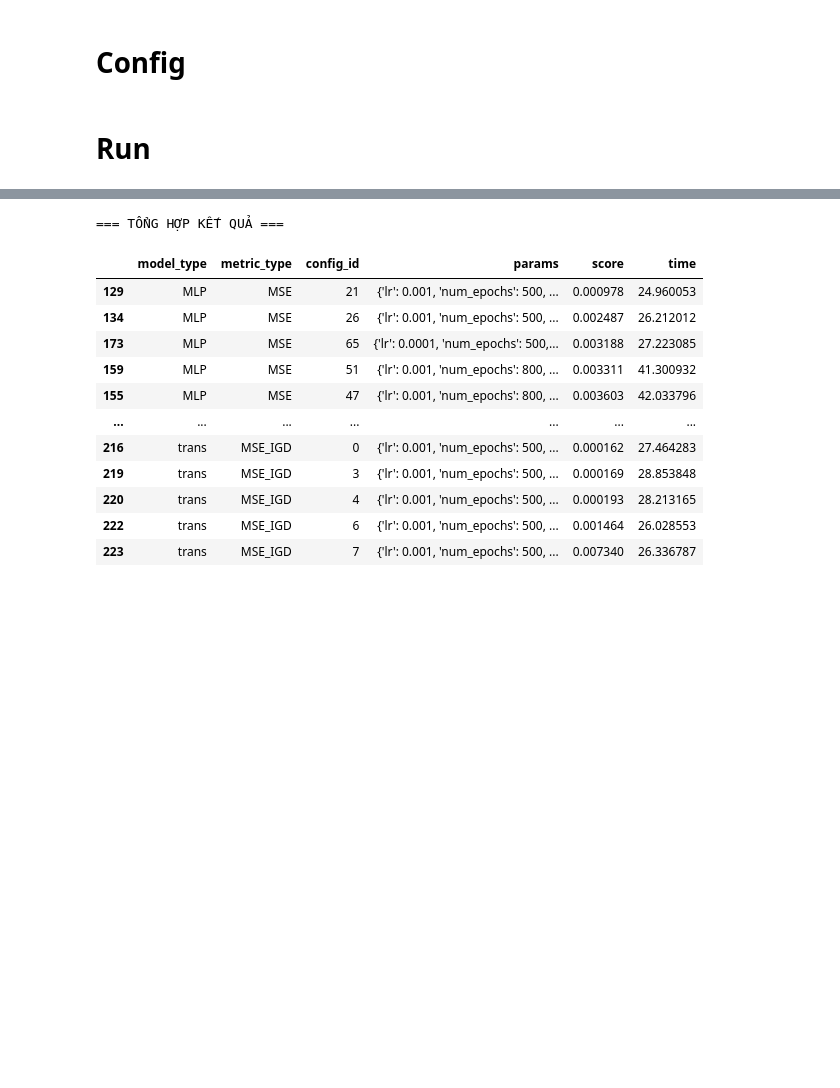
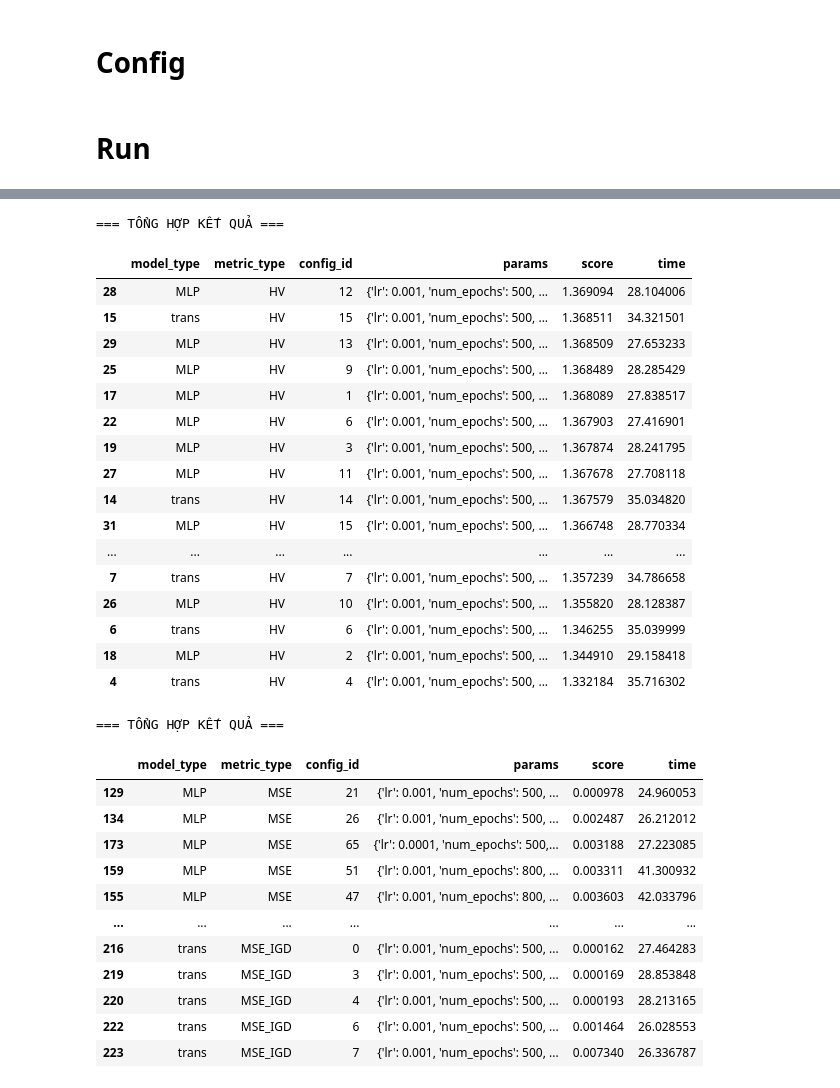
Before and after one commit to ritvien/ESP_Hypernet, a Jupyter notebook: 5_Hypernet/Ex_7_1_Tuning.ipynb, the cells around one changed output, grey strips where cells are left out. Saved outputs shown, nothing was run; the diff lists cells and outputs as text; code cells hidden in the pictures; blank space fills up the shorter version.

```diff
--- a/5_Hypernet/Ex_7_1_Tuning.ipynb
+++ b/5_Hypernet/Ex_7_1_Tuning.ipynb
@@ -132,6 +133,7 @@ prob = Problem(
     proj_Qplus=proj_Q_handler.project
 )
 z_star = np.array([0.0, 0.0])
+ref_point = np.array([1.4015, 1.3915])
 # %%
 def calculate_mse_igd(pf_pred, pf_true):
     if len(pf_pred) == 0: return np.inf
@@ -310,6 +330,38 @@ def evaluate_model(hypernet, prob, test_rays, pf_true, metric_func):
     pf_pred = np.array(pf_pred)
     score = metric_func(pf_pred, pf_true)
     return score, pf_pred
+def evaluate_model_hv(hypernet, prob, test_rays, ref_point):
+    """
+    Đánh giá model dựa trên chỉ số Hypervolume (HV).
+    """
+    hypernet.eval()
+    pf_pred = []
+
+    # Chuyển test rays lên device
+    rays_tensor = torch.tensor(test_rays, dtype=torch.float32, device=device)
+
+    with torch.no_grad():
+        # Sequential infer để tránh lỗi shape của model
+        for i in range(len(rays_tensor)):
+            r_single = rays_tensor[i].unsqueeze(0)
+
+            # Forward pass
+            x_raw = hypernet(r_single).squeeze().cpu().numpy()
+
+            # Chiếu lên C (Bắt buộc để đảm bảo feasibility đầu vào)
+            x_proj = prob.proj_C(x_raw)
+
+            # Tính giá trị hàm mục tiêu
+            val = [func(x_proj) for func in prob.f]
+            pf_pred.append(val)
+
+    pf_pred = np.array(pf_pred)
+
+    # Tính HV Score (Sử dụng hàm đã có từ bước trước)
+    # Lưu ý: Hàm này tự lọc bỏ các điểm vi phạm Q+
+    score = calculate_hv_score(pf_pred, prob, ref_point)
+
+    return score, pf_pred
 # %% [markdown]
 # Config
 # %%
@@ -317,7 +369,7 @@ param_grid = {
     'lr': [1e-3],
     'num_epochs': [500],
 
-    'num_partitions': [20, 100],
+    'num_partitions': [20],
 
     # Tham số thuật toán 2-A: Tăng dần penalty
     'beta_C_0': [1.0, 10.0],
@@ -326,8 +378,8 @@ param_grid = {
     'rho_Q': [1.01, 1.05],
 
     # Cố định Max để tránh grid quá lớn
-    'beta_C_max': [1000.0, 2000.0],
-    'beta_Q_max': [1000.0, 2000.0]
+    'beta_C_max': [1000.0],
+    'beta_Q_max': [1000.0]
 }
 
 config_path='../4_Pareto_front/config.yaml'
@@ -443,3 +484,26 @@ df_results.sort_values(by=['metric_type', 'model_type', 'score'])
+# %%
+df_results = pd.DataFrame(results)
+print("\n=== TỔNG HỢP KẾT QUẢ ===")
+df_results.sort_values(by=['score'], ascending=False)
+# %% [output]
+=== TỔNG HỢP KẾT QUẢ ===
+|  | model_type | metric_type | config_id | params | score | time |
+| 28 | MLP | HV | 12 | {'lr': 0.001, 'num_epochs': 500, ... | 1.369094 | 28.104006 |
+| 15 | trans | HV | 15 | {'lr': 0.001, 'num_epochs': 500, ... | 1.368511 | 34.321501 |
+| 29 | MLP | HV | 13 | {'lr': 0.001, 'num_epochs': 500, ... | 1.368509 | 27.653233 |
+| 25 | MLP | HV | 9 | {'lr': 0.001, 'num_epochs': 500, ... | 1.368489 | 28.285429 |
+| 17 | MLP | HV | 1 | {'lr': 0.001, 'num_epochs': 500, ... | 1.368089 | 27.838517 |
+| 22 | MLP | HV | 6 | {'lr': 0.001, 'num_epochs': 500, ... | 1.367903 | 27.416901 |
+| 19 | MLP | HV | 3 | {'lr': 0.001, 'num_epochs': 500, ... | 1.367874 | 28.241795 |
+| 27 | MLP | HV | 11 | {'lr': 0.001, 'num_epochs': 500, ... | 1.367678 | 27.708118 |
+| 14 | trans | HV | 14 | {'lr': 0.001, 'num_epochs': 500, ... | 1.367579 | 35.034820 |
+| 31 | MLP | HV | 15 | {'lr': 0.001, 'num_epochs': 500, ... | 1.366748 | 28.770334 |
+| ... | ... | ... | ... | ... | ... | ... |
+| 7 | trans | HV | 7 | {'lr': 0.001, 'num_epochs': 500, ... | 1.357239 | 34.786658 |
+| 26 | MLP | HV | 10 | {'lr': 0.001, 'num_epochs': 500, ... | 1.355820 | 28.128387 |
+| 6 | trans | HV | 6 | {'lr': 0.001, 'num_epochs': 500, ... | 1.346255 | 35.039999 |
+| 18 | MLP | HV | 2 | {'lr': 0.001, 'num_epochs': 500, ... | 1.344910 | 29.158418 |
+| 4 | trans | HV | 4 | {'lr': 0.001, 'num_epochs': 500, ... | 1.332184 | 35.716302 |
 # %%
 df_results = pd.DataFrame(results)
 print("\n=== TỔNG HỢP KẾT QUẢ ===")
```
Also changed, not shown: parts of 7 cells of this notebook, 11 other files.
